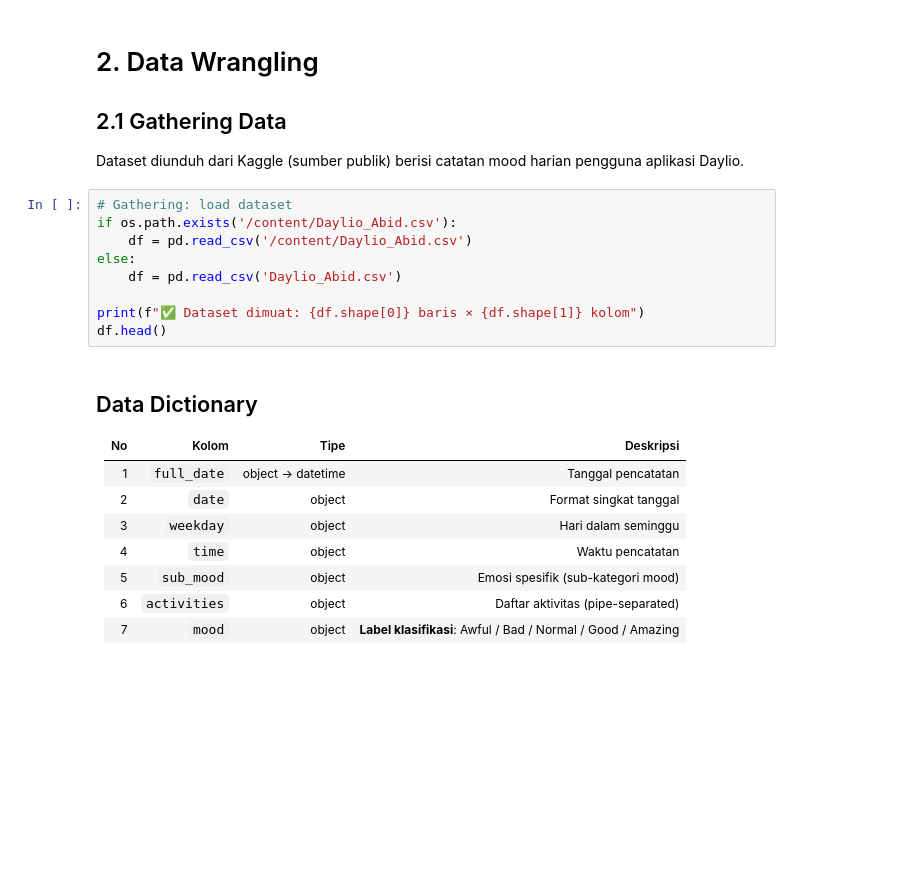
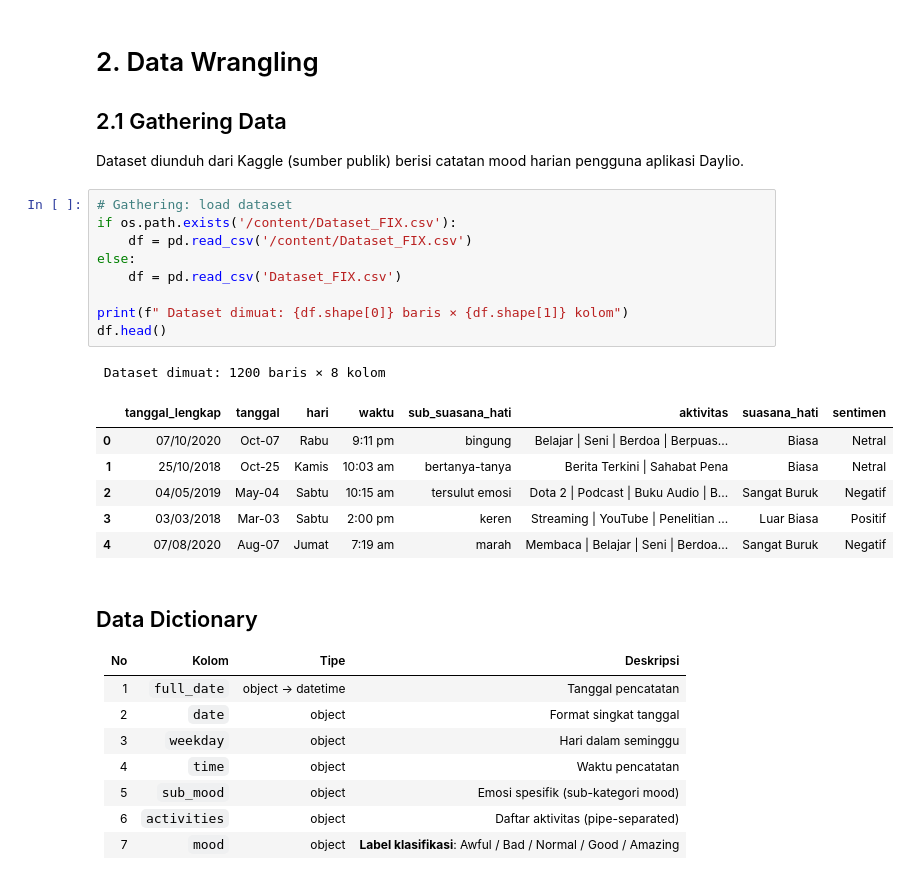
Before and after one commit to Ferryir/Dataset-CAPSTONE, a Jupyter notebook: Dataset-CAPSTONE-main/Dataset/capstone_data_scientist_dbs26.ipynb, the cells around one changed output. Drawn from its saved outputs; the diff is of its cells as text; blank space fills up the shorter version.

```diff
--- a/Dataset-CAPSTONE-main/Dataset/capstone_data_scientist_dbs26.ipynb
+++ b/Dataset-CAPSTONE-main/Dataset/capstone_data_scientist_dbs26.ipynb
@@ -36,13 +38,21 @@ print("✅ Library berhasil diimport!")
 Dataset diunduh dari Kaggle (sumber publik) berisi catatan mood harian pengguna aplikasi Daylio.
 # %%
 # Gathering: load dataset
-if os.path.exists('/content/Daylio_Abid.csv'):
-    df = pd.read_csv('/content/Daylio_Abid.csv')
+if os.path.exists('/content/Dataset_FIX.csv'):
+    df = pd.read_csv('/content/Dataset_FIX.csv')
 else:
-    df = pd.read_csv('Daylio_Abid.csv')
+    df = pd.read_csv('Dataset_FIX.csv')
 
-print(f"✅ Dataset dimuat: {df.shape[0]} baris × {df.shape[1]} kolom")
+print(f" Dataset dimuat: {df.shape[0]} baris × {df.shape[1]} kolom")
 df.head()
+# %% [output]
+ Dataset dimuat: 1200 baris × 8 kolom
+|  | tanggal_lengkap | tanggal | hari | waktu | sub_suasana_hati | aktivitas | suasana_hati | sentimen |
+| 0 | 07/10/2020 | Oct-07 | Rabu | 9:11 pm | bingung | Belajar | Seni | Berdoa | Berpuas... | Biasa | Netral |
+| 1 | 25/10/2018 | Oct-25 | Kamis | 10:03 am | bertanya-tanya | Berita Terkini | Sahabat Pena | Biasa | Netral |
+| 2 | 04/05/2019 | May-04 | Sabtu | 10:15 am | tersulut emosi | Dota 2 | Podcast | Buku Audio | B... | Sangat Buruk | Negatif |
+| 3 | 03/03/2018 | Mar-03 | Sabtu | 2:00 pm | keren | Streaming | YouTube | Penelitian ... | Luar Biasa | Positif |
+| 4 | 07/08/2020 | Aug-07 | Jumat | 7:19 am | marah | Membaca | Belajar | Seni | Berdoa... | Sangat Buruk | Negatif |
 # %% [markdown]
 ## Data Dictionary
 
```
Also changed, not shown: parts of 19 cells of this notebook, 7 other files.
